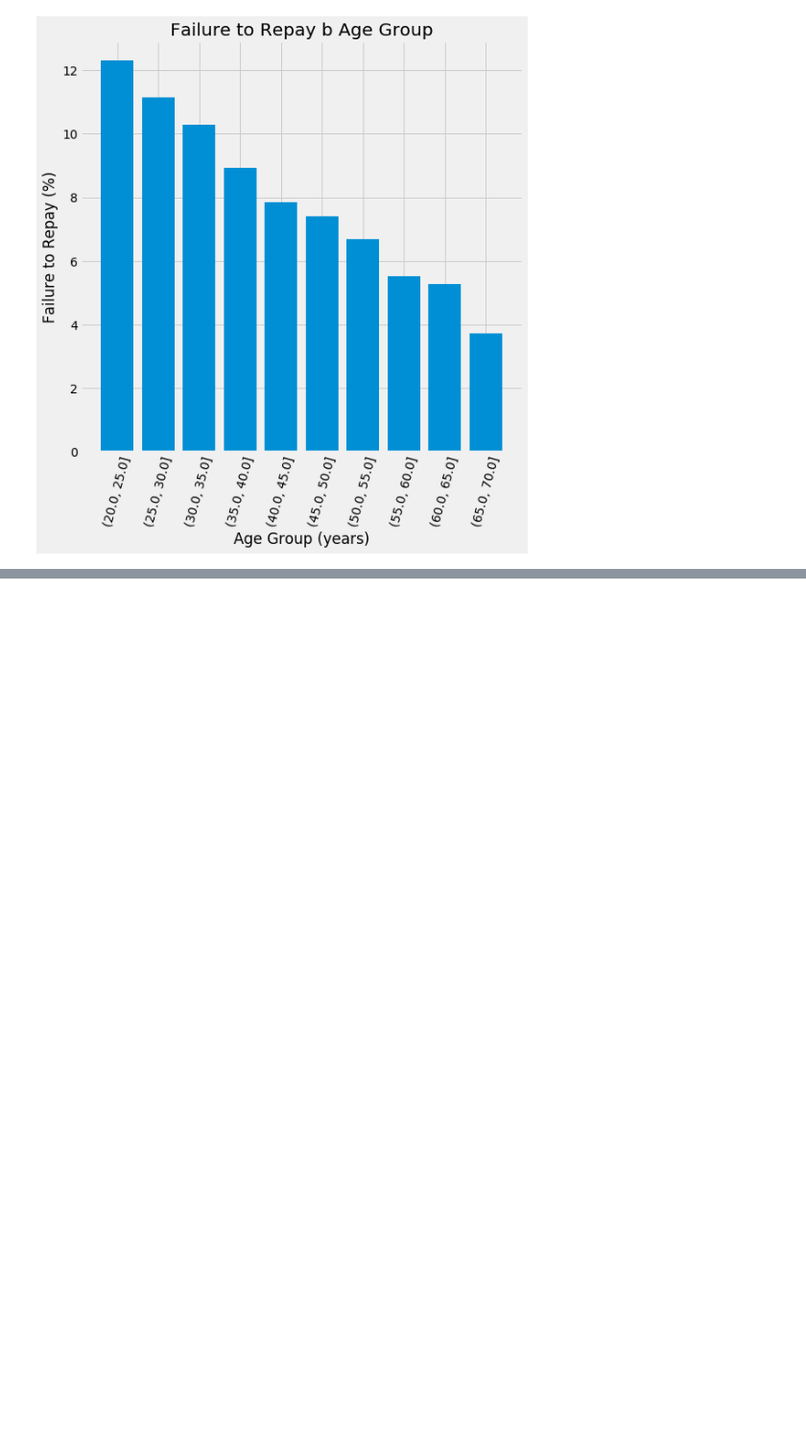
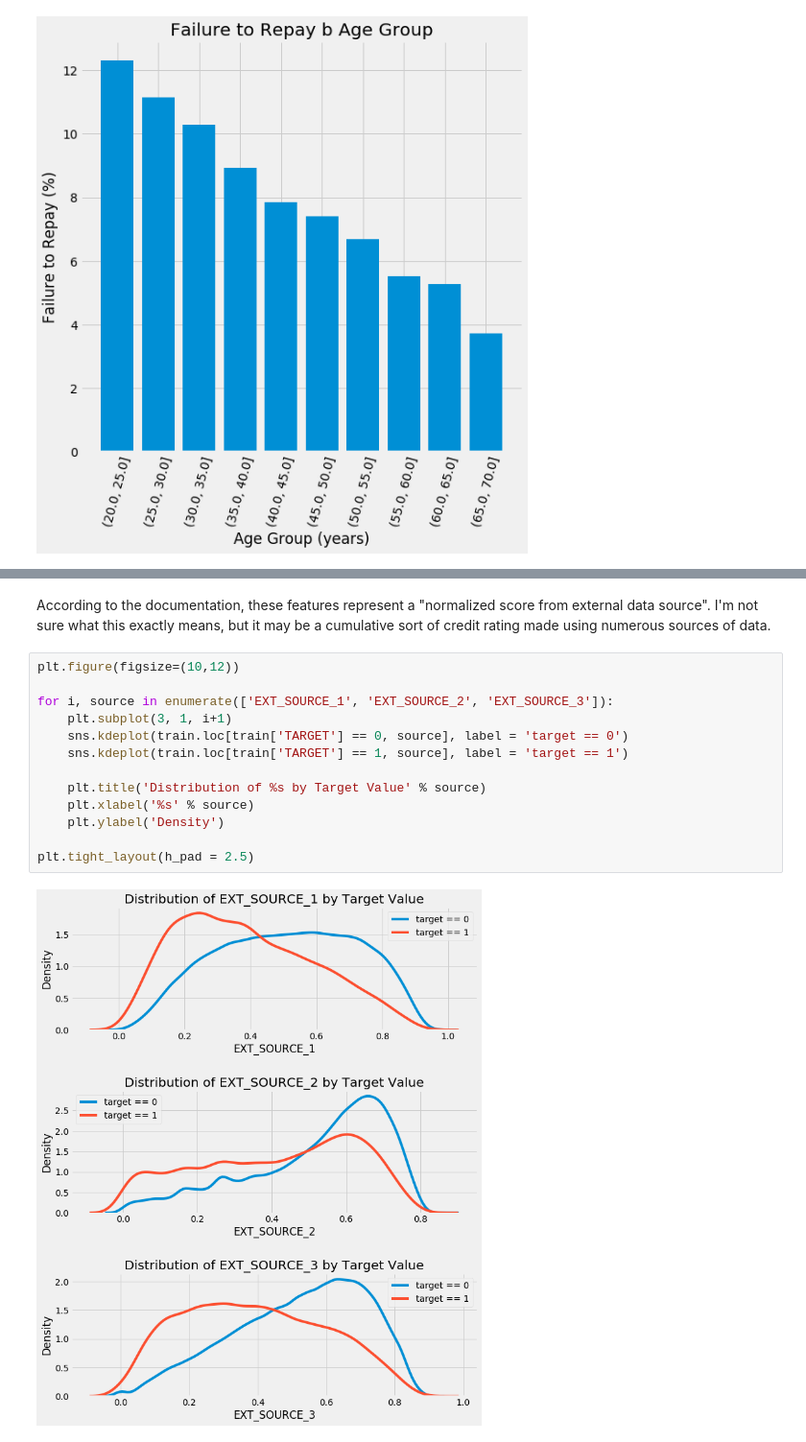
Before and after one commit to lingo94/DS, a Jupyter notebook: BinaryClassification-5.ipynb, the cells around one changed output, grey strips where cells are left out. Shown at 96% size. Saved outputs shown, nothing was run; the diff lists cells and outputs as text; blank space fills up the shorter version.

```diff
--- a/BinaryClassification-5.ipynb
+++ b/BinaryClassification-5.ipynb
@@ -487,0 +511,17 @@ There is a clear trend: younger applicants are more likely to not repay the loan
+# %% [markdown]
+According to the documentation, these features represent a "normalized score from external data source". I'm not sure what this exactly means, but it may be a cumulative sort of credit rating made using numerous sources of data.
+# %%
+plt.figure(figsize=(10,12))
+
+for i, source in enumerate(['EXT_SOURCE_1', 'EXT_SOURCE_2', 'EXT_SOURCE_3']):
+    plt.subplot(3, 1, i+1)
+    sns.kdeplot(train.loc[train['TARGET'] == 0, source], label = 'target == 0')
+    sns.kdeplot(train.loc[train['TARGET'] == 1, source], label = 'target == 1')
+
+    plt.title('Distribution of %s by Target Value' % source)
+    plt.xlabel('%s' % source)
+    plt.ylabel('Density')
+
+plt.tight_layout(h_pad = 2.5)
+# %% [output]
+[figure, added]
```
Also changed, not shown: parts of 14 cells of this notebook, 1 other file.
